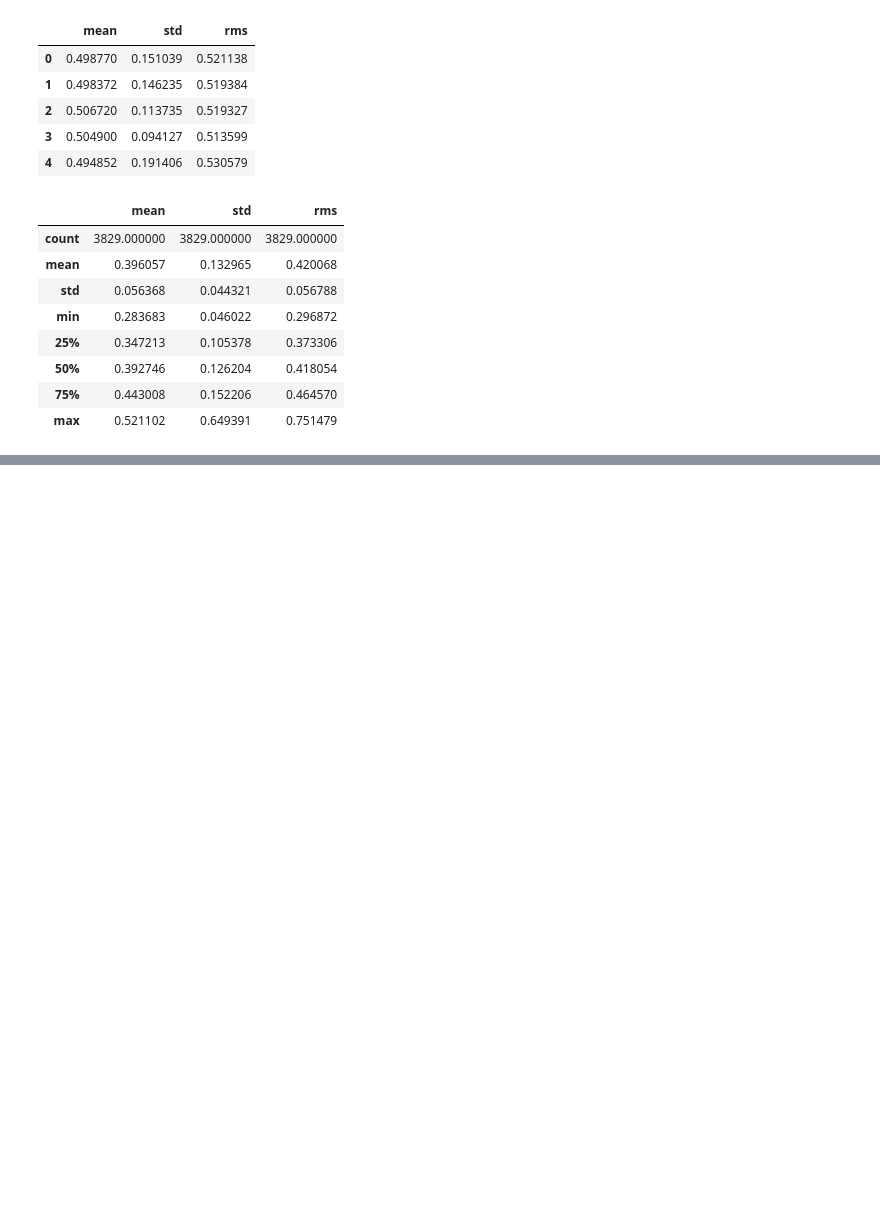
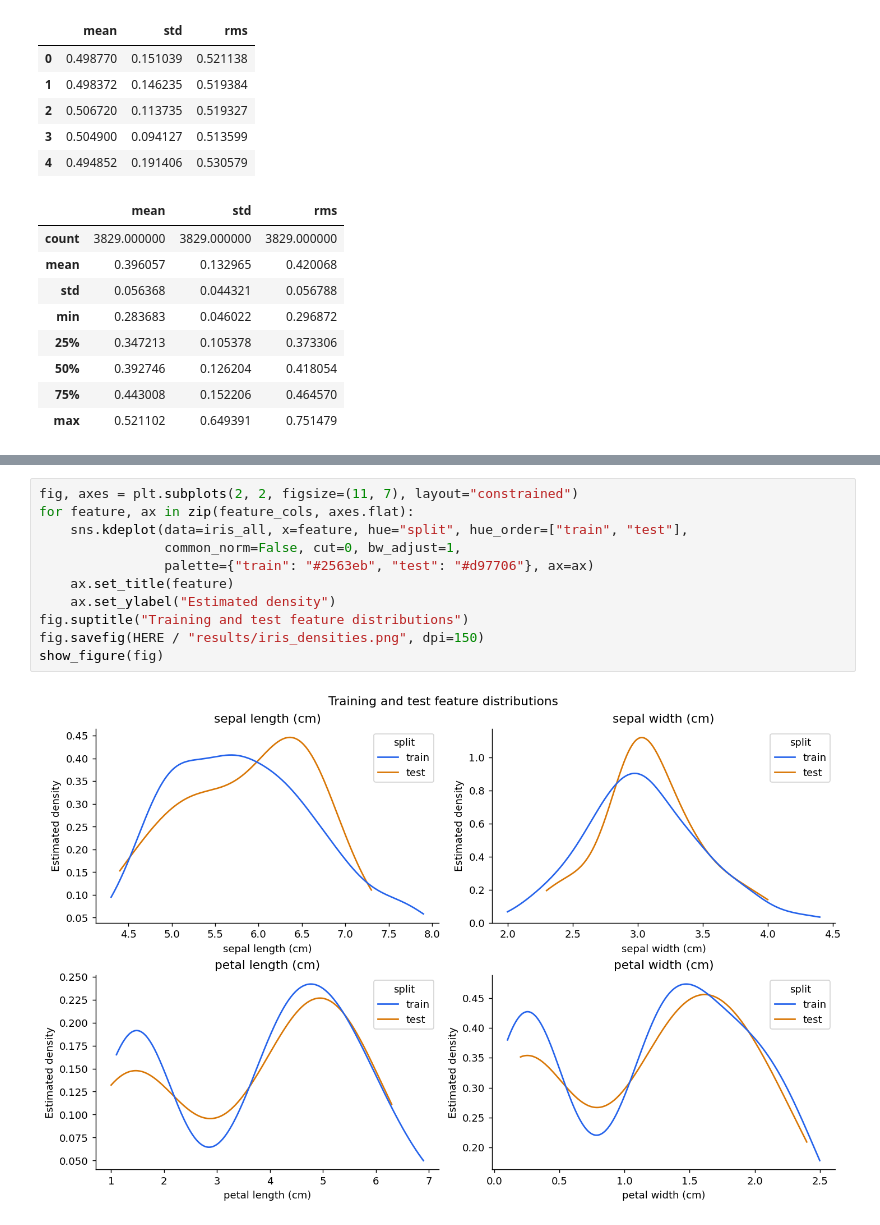
Before and after one commit to raha-sajed/AI-course, a Jupyter notebook: HomeWork1/HomeWork1.ipynb, the cells around one changed output, grey strips where cells are left out. Drawn from its saved outputs; the diff is of its cells as text; blank space fills up the shorter version.

```diff
--- a/HomeWork1/HomeWork1.ipynb
+++ b/HomeWork1/HomeWork1.ipynb
@@ -341,0 +455,13 @@ To be completed in the next step.
+# %%
+fig, axes = plt.subplots(2, 2, figsize=(11, 7), layout="constrained")
+for feature, ax in zip(feature_cols, axes.flat):
+    sns.kdeplot(data=iris_all, x=feature, hue="split", hue_order=["train", "test"],
+                common_norm=False, cut=0, bw_adjust=1,
+                palette={"train": "#2563eb", "test": "#d97706"}, ax=ax)
+    ax.set_title(feature)
+    ax.set_ylabel("Estimated density")
+fig.suptitle("Training and test feature distributions")
+fig.savefig(HERE / "results/iris_densities.png", dpi=150)
+show_figure(fig)
+# %% [output]
+[figure, added]
```
Also changed, not shown: parts of 14 cells of this notebook, 7 other files.
